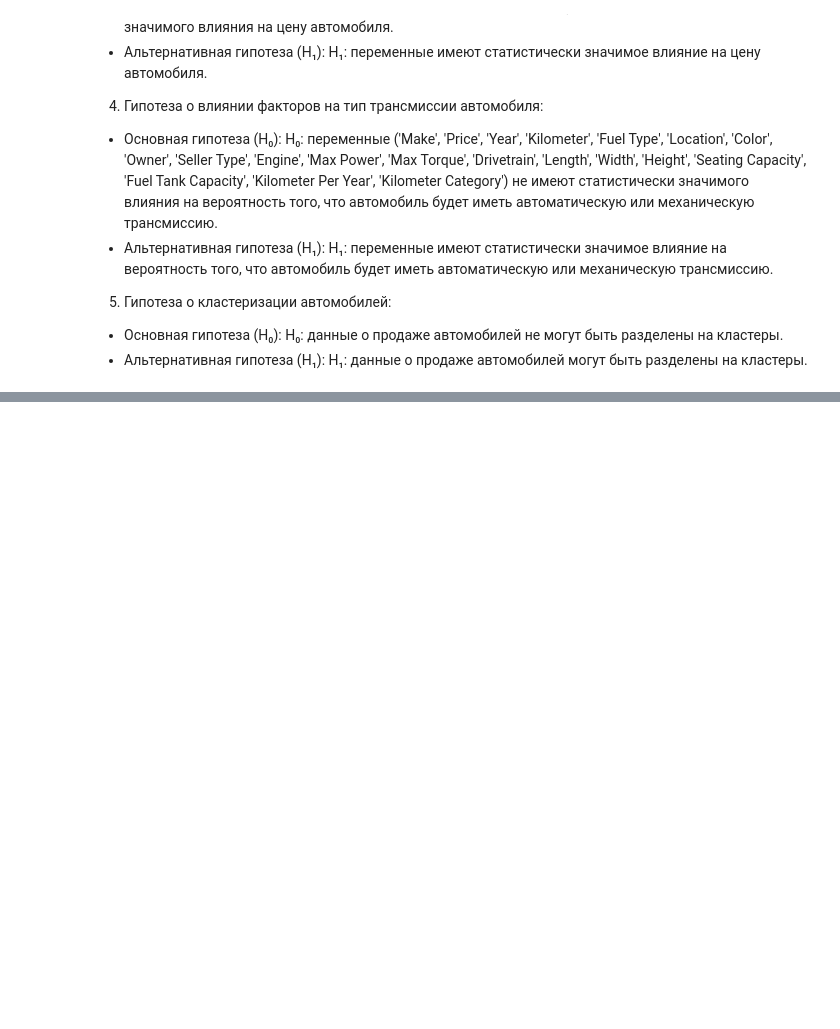
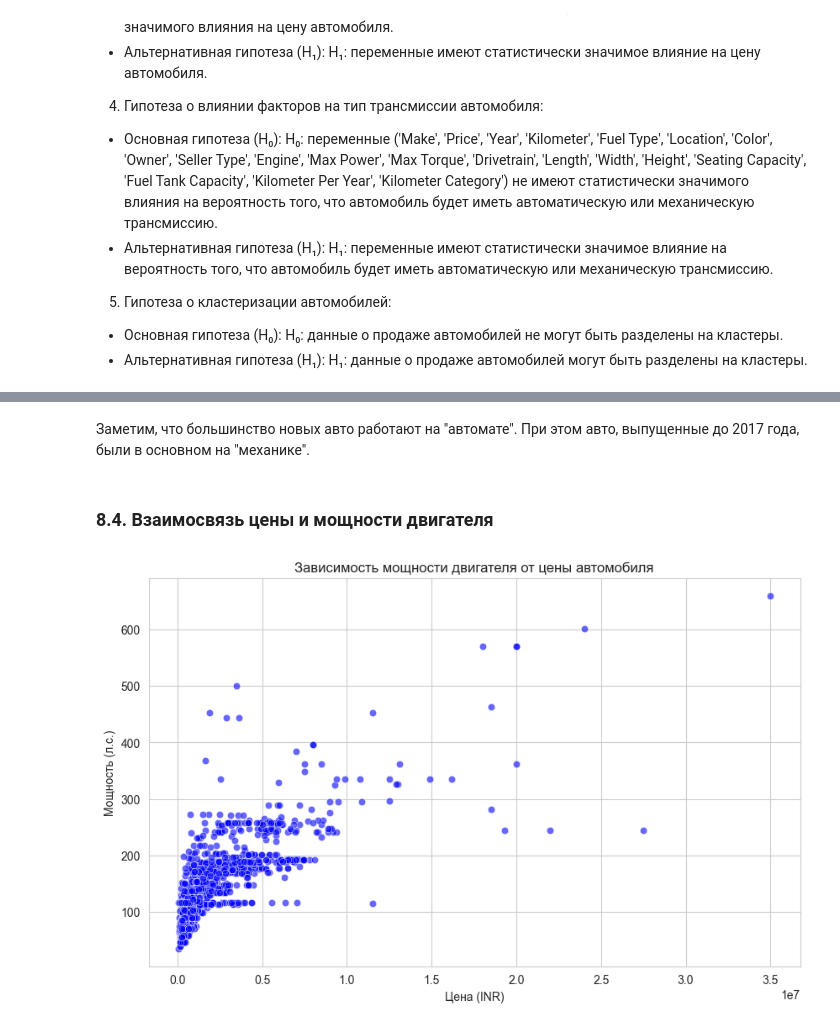
Before and after one commit to brshtsk/hell-in-python, a Jupyter notebook: Проект-авто.ipynb, the cells around one changed output, grey strips where cells are left out. Drawn from its saved outputs; the diff is of its cells as text; code cells hidden in the pictures; blank space fills up the shorter version.

```diff
--- a/Проект-авто.ipynb
+++ b/Проект-авто.ipynb
@@ -304,0 +398,16 @@ H₁: данные о продаже автомобилей могут быть
+# %% [markdown]
+Заметим, что большинство новых авто работают на "автомате". При этом авто, выпущенные до 2017 года, были в основном на "механике".
+# %% [markdown]
+### 8.4. Взаимосвязь цены и мощности двигателя
+# %%
+plt.figure(figsize=(10, 6))
+sns.scatterplot(x=df["Price"], y=df["Max Power"], color="b", alpha=0.6)
+
+plt.xlabel("Цена (INR)")
+plt.ylabel("Мощность (л.с.)")
+plt.title("Зависимость мощности двигателя от цены автомобиля")
+plt.grid(True)
+
+plt.show()
+# %% [output]
+[figure, added]
```
Also changed, not shown: parts of 33 cells of this notebook.
